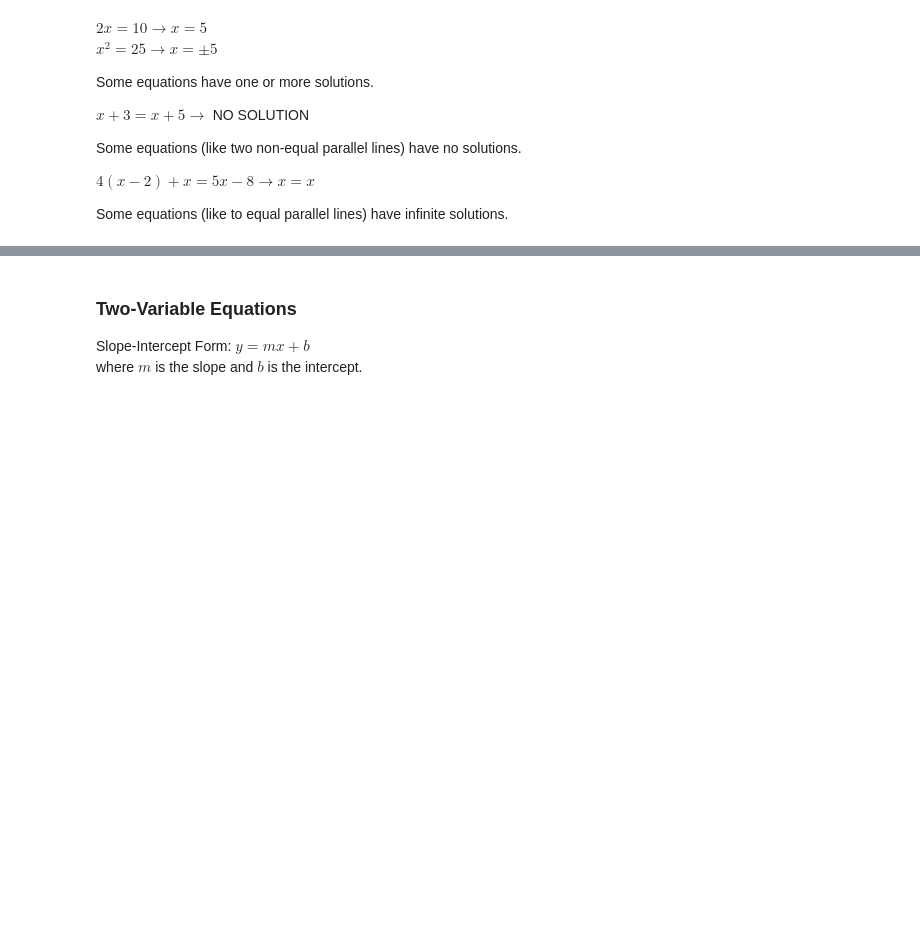
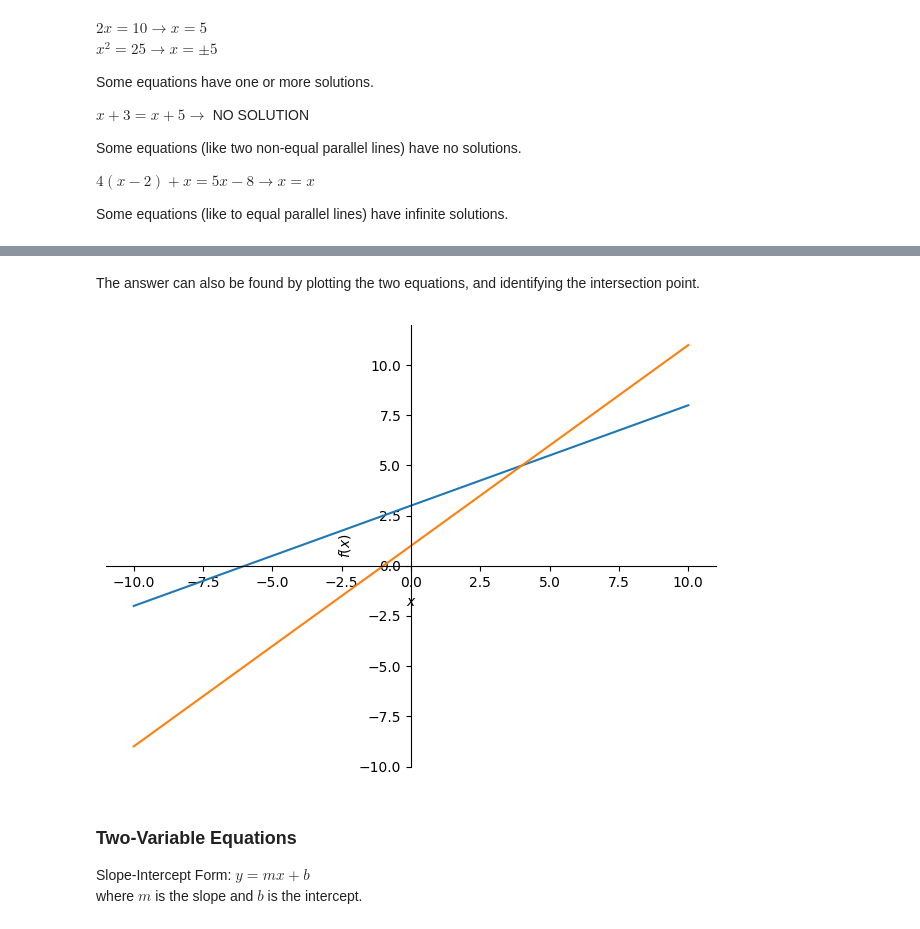
Before and after one commit to zdravoj/data-science-foundations, a Jupyter notebook: Math_Review/Basic_Arithmetic.ipynb, the cells around one changed output, grey strips where cells are left out. Saved outputs shown, nothing was run; the diff lists cells and outputs as text; code cells hidden in the pictures; blank space fills up the shorter version.

```diff
--- a/Math_Review/Basic_Arithmetic.ipynb
+++ b/Math_Review/Basic_Arithmetic.ipynb
@@ -373,3 +472,12 @@ Some equations (like to equal parallel lines) have infinite solutions.
+# %% [markdown]
+The answer can also be found by plotting the two equations, and identifying the intersection point.
+# %%
+x = sympy.symbols('x')
+fy1 = (1/2)*x + 3
+fy2 = x + 1
+sympy.plot(fy1, fy2);
+# %% [output]
+[figure, added]
 # %% [markdown]
 ### Two-Variable Equations
 
```
Also changed, not shown: parts of 30 cells of this notebook, 1 other file.
